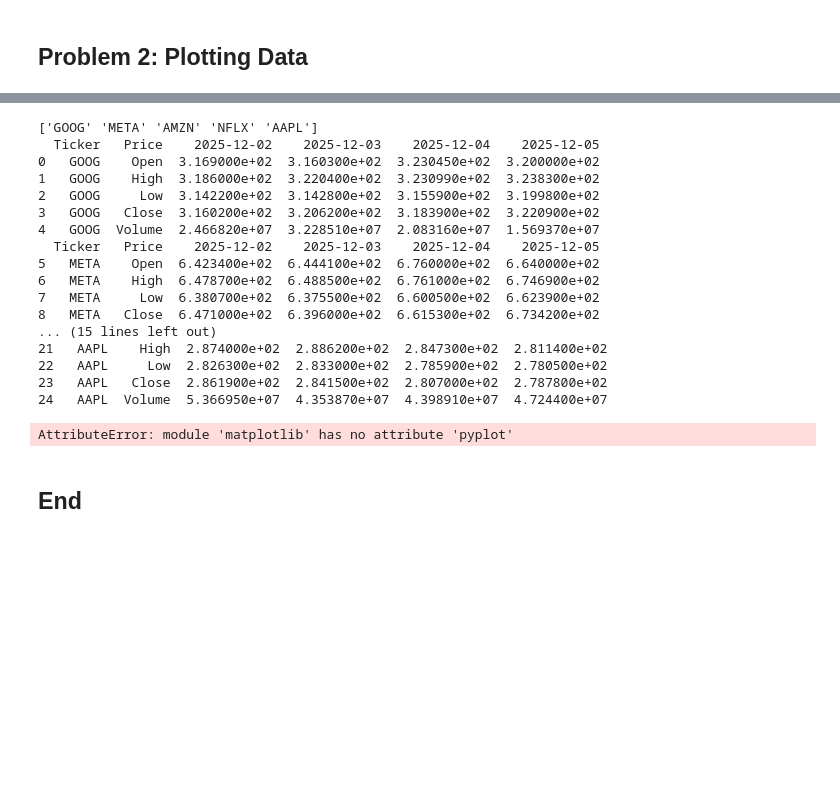
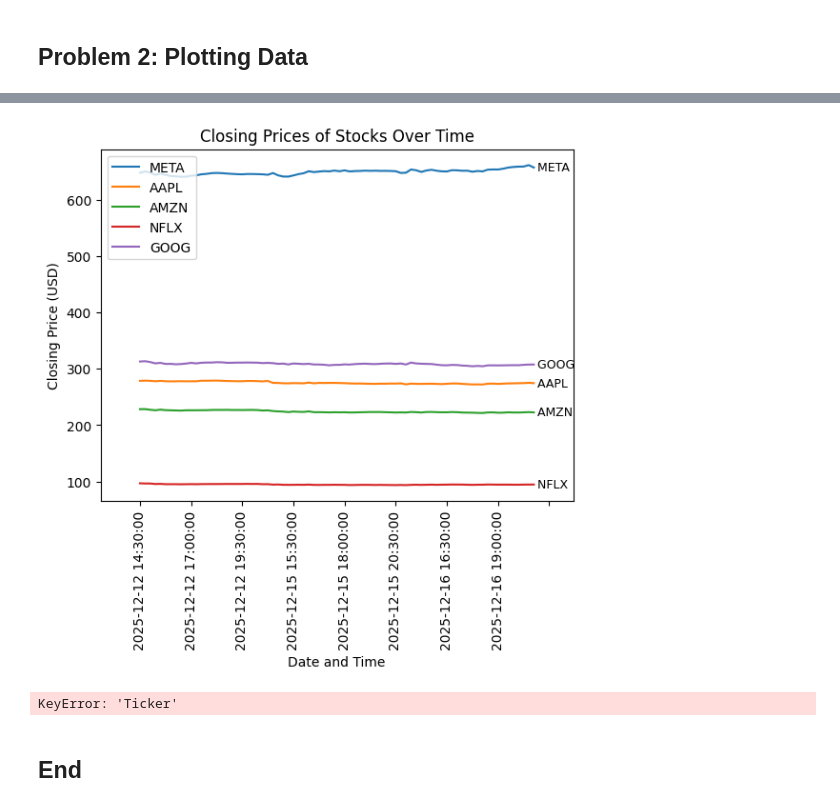
Before and after one commit to cathalred88/computer_infrastructure, a Jupyter notebook: problems.ipynb, the cells around one changed output, grey strips where cells are left out. Saved outputs shown, nothing was run; the diff lists cells and outputs as text; code cells hidden in the pictures; blank space fills up the shorter version.

Commit message:
got plot function completed, began refactoring the code into discrete functions

```diff
--- a/problems.ipynb
+++ b/problems.ipynb
@@ -199,0 +146,5 @@ KeyError: 'Price'
+# %%
+#remove errors from dataframe
+df.dropna(inplace=True)
+# show the dataframe
+df
@@ -199,0 +167,7 @@ KeyError: 'Price'
+# %%
+# convert the datetime to string format
+df.index = pd.to_datetime(df.index)
+df.index = df.index.strftime('%Y-%m-%d %H:%M:%S')
+
+# view the dataframe
+df
@@ -199,0 +190,9 @@ KeyError: 'Price'
+# %%
+# plot a graph of the closing prices for each stock for each day
+# create a new dataframe for the closing prices
+close_df = pd.DataFrame()
+for ticker in ticker_list:
+    close_df[ticker] = df[ticker]['Close']
+
+#print the dataframe of closing prices
+print (close_df)
@@ -200,7 +215,29 @@ KeyError: 'Price'
+# %%
+#plot the data on a graph
+ax = matplotlib.pyplot.gca()
+close_df.plot( ax = ax )
+plt.xticks(rotation=90)
+plt.xlabel('Date and Time')
+plt.ylabel('Closing Price (USD)')
+plt.title('Closing Prices of Stocks Over Time')
+plt.margins(x=0.1)
+#plt.legend(title='Stocks')
+
+# plot datalabels on each line in linechart
+for line in ax.get_lines():
+    y = line.get_ydata()[-1]
+    x = line.get_xdata()[-1]
+    label = line.get_label()
+    plt.text(x, y, f' {label}', fontsize=9, verticalalignment='center')
+
+#save the chart as a png file
+plt.savefig('closing_prices_chart.png', bbox_inches='tight')
+
+plt.show()
+# %% [output]
+[figure, added]
 # %%
-#Read a unique label for each unique stock label from column labelled 'Ticker'
-unique_stock = df['Ticker'].unique()
-print(unique_stock)
+
 
 df1 = df[df['Ticker'] == unique_stock[0]] #Netflix
 df2 = df[df['Ticker'] == unique_stock[1]] #Apple
@@ -221,26 +258,9 @@ print (df5)
 
 #plot
 ax = matplotlib.pyplot.gca()
-close_df.plot( x = '2025-10-09', y=['NFLX', 'AAPL', 'AMZN', 'META', 'GOOG'] , ax = ax )
+df.plot( x = '2025-10-09', y=['NFLX', 'AAPL', 'AMZN', 'META', 'GOOG'] , ax = ax )
 # %% [output]
-['GOOG' 'META' 'AMZN' 'NFLX' 'AAPL']
-  Ticker   Price    2025-12-02    2025-12-03    2025-12-04    2025-12-05
-0   GOOG    Open  3.169000e+02  3.160300e+02  3.230450e+02  3.200000e+02
-1   GOOG    High  3.186000e+02  3.220400e+02  3.230990e+02  3.238300e+02
-2   GOOG     Low  3.142200e+02  3.142800e+02  3.155900e+02  3.199800e+02
-3   GOOG   Close  3.160200e+02  3.206200e+02  3.183900e+02  3.220900e+02
-4   GOOG  Volume  2.466820e+07  3.228510e+07  2.083160e+07  1.569370e+07
-  Ticker   Price    2025-12-02    2025-12-03    2025-12-04    2025-12-05
-5   META    Open  6.423400e+02  6.444100e+02  6.760000e+02  6.640000e+02
-6   META    High  6.478700e+02  6.488500e+02  6.761000e+02  6.746900e+02
-7   META     Low  6.380700e+02  6.375500e+02  6.600500e+02  6.623900e+02
-8   META   Close  6.471000e+02  6.396000e+02  6.615300e+02  6.734200e+02
-... (15 lines left out)
-21   AAPL    High  2.874000e+02  2.886200e+02  2.847300e+02  2.811400e+02
-22   AAPL     Low  2.826300e+02  2.833000e+02  2.785900e+02  2.780500e+02
-23   AAPL   Close  2.861900e+02  2.841500e+02  2.807000e+02  2.787800e+02
-24   AAPL  Volume  5.366950e+07  4.353870e+07  4.398910e+07  4.724400e+07
+KeyError: 'Ticker'
-AttributeError: module 'matplotlib' has no attribute 'pyplot'
 # %%
 # define a plot for the closing price over the last 5 days
 #ax=close_df.plot(kind = 'line', x = '2025-10-09', y = 'NFLX', marker = '.', c = 'red' , label = 'Netflix')
```
Also changed, not shown: parts of 16 cells of this notebook, 14 other files.
